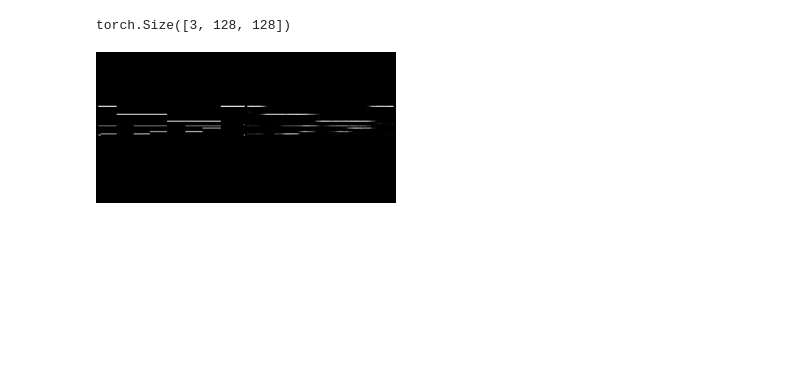
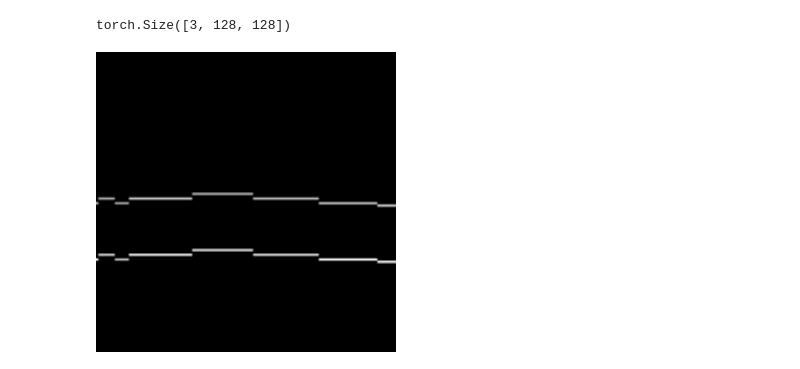
Before and after one commit to clairefuzzyelephant/melody-vae, a Jupyter notebook: cvae/CVAE-use.ipynb, the cells around one changed output. Drawn from its saved outputs; the diff is of its cells as text; code cells hidden in the pictures; blank space fills up the shorter version.

Commit message:
[cvae] implement grayscale cvae. Playback sound via rgb version

```diff
--- a/cvae/CVAE-use.ipynb
+++ b/cvae/CVAE-use.ipynb
@@ -30,7 +34,7 @@ device(type='cpu')
 bs = 32 # batchsize
 # %%
 # Load Data
-dataset = datasets.ImageFolder(root='trainings/roll_imgs_velo_partial', transform=transforms.Compose([
+dataset = datasets.ImageFolder(root='trainings/roll_rgb_test', transform=transforms.Compose([
 #     transforms.Resize(64),
     transforms.ToTensor(),
 ]))
@@ -162,11 +172,9 @@ def compare(x):
+# %%
+fixed_x = dataset[0][0].unsqueeze(0)
+fixed_x2 = fixed_x.clone()
 # %%
-fixed_x = dataset[randint(1, 100)][0].unsqueeze(0)
-fixed_x2 = fixed_x.clone()
-
-compare_x = compare(fixed_x)
-
-sample_filename = 'outputs/sample_image-{}.png'.format(model_version)
-save_image(compare_x.data.cpu(), sample_filename)
-display(Image(sample_filename, width=300, unconfined=True))
+rgb_f = 'outputs/rgb-{}.png'.format(model_version)
+save_image(fixed_x.data.cpu(), rgb_f)
+display(Image(rgb_f, width=300, unconfined=True))
 # %% [output]
-[figure, old version]
+[figure, new version]
```
Also changed, not shown: parts of 14 cells of this notebook, 5 other files.
